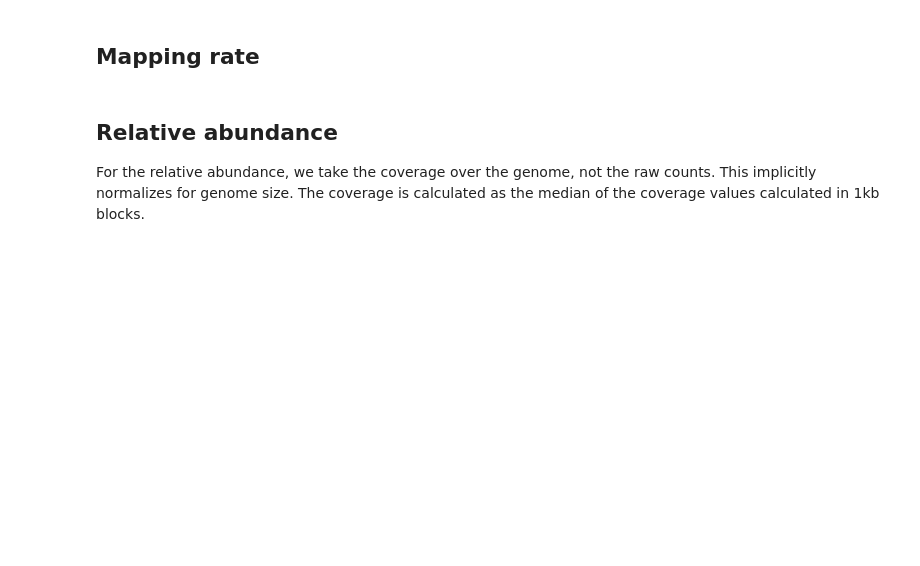
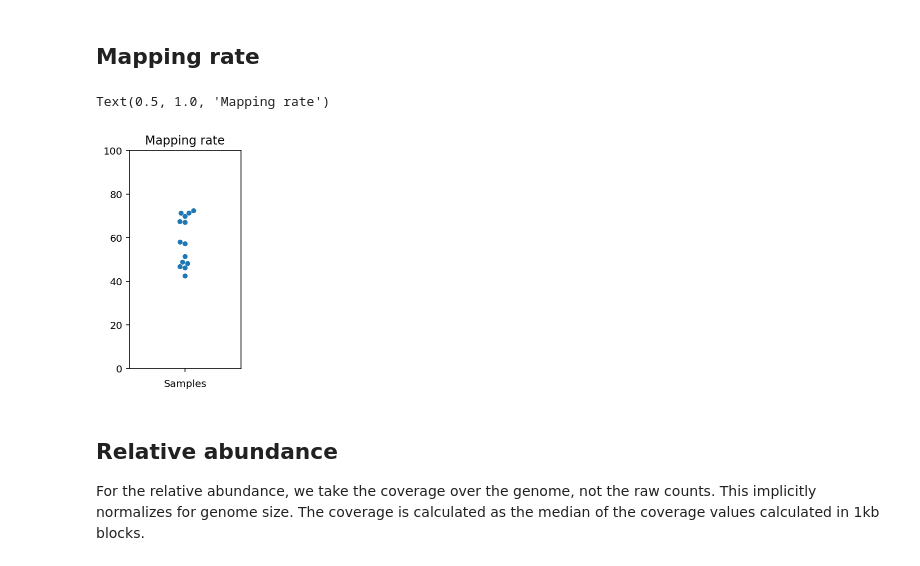
Before and after one commit to metagenome-atlas/Tutorial, a Jupyter notebook: Python/Annotations.ipynb, the cells around one changed output. Drawn from its saved outputs; the diff is of its cells as text; code cells hidden in the pictures; blank space fills up the shorter version.

```diff
--- a/Python/Annotations.ipynb
+++ b/Python/Annotations.ipynb
@@ -29,3 +27,15 @@ warnings.filterwarnings('ignore')
+# %%
+# Define filepaths
+
+atlas_wd_folder = "../Example/"
+
+taxonomy_file = os.path.join(atlas_wd_folder,"genomes/taxonomy/gtdb_taxonomy.tsv")
+tree_file = os.path.join(atlas_wd_folder,"genomes/tree/gtdbtk.bac120.nwk")
+quality_file= os.path.join(atlas_wd_folder,"genomes/checkm/completeness.tsv")
+counts_file= os.path.join(atlas_wd_folder,"genomes/counts/raw_counts_genomes.tsv")
+abundance_file = os.path.join(atlas_wd_folder,"genomes/counts/median_coverage_genomes.tsv")
+readstats_file= os.path.join(atlas_wd_folder,"stats/read_counts.tsv")
+keggmodules_file = os.path.join(atlas_wd_folder,"genomes/annotations/dram/kegg_modules.tsv")
 # %% [markdown]
 # Taxonomy
 # %%
@@ -105,11 +124,23 @@ Counts.head()
+# %%
+# calculate mapping  rate
+Counts= pd.read_csv(counts_file,index_col=0,sep='\t').T
+read_stats= pd.read_csv(readstats_file,index_col=0,sep='\t').query('Step=="QC"')
+
+
+mapped_reads = Counts.sum(1)
+total_reads = read_stats.eval('Reads_pe *2 + Reads_se')
+
+mapping_rate = mapped_reads/total_reads *100
 # %%
-mapping_rate = pd.read_table('Results/mapping_rate.tsv',index_col=0,squeeze=True)*100
 f,ax= plt.subplots(figsize=(2,4))
 ax.set_ylim([0,100])
 ax.set_xlabel('Samples')
 sns.swarmplot(y= mapping_rate,ax=ax)
 
 ax.set_title('Mapping rate')
+# %% [output]
+Text(0.5, 1.0, 'Mapping rate')
+[figure, added]
 # %% [markdown]
 ## Relative abundance
 
```
Also changed, not shown: parts of 23 cells of this notebook, 1 other file.
